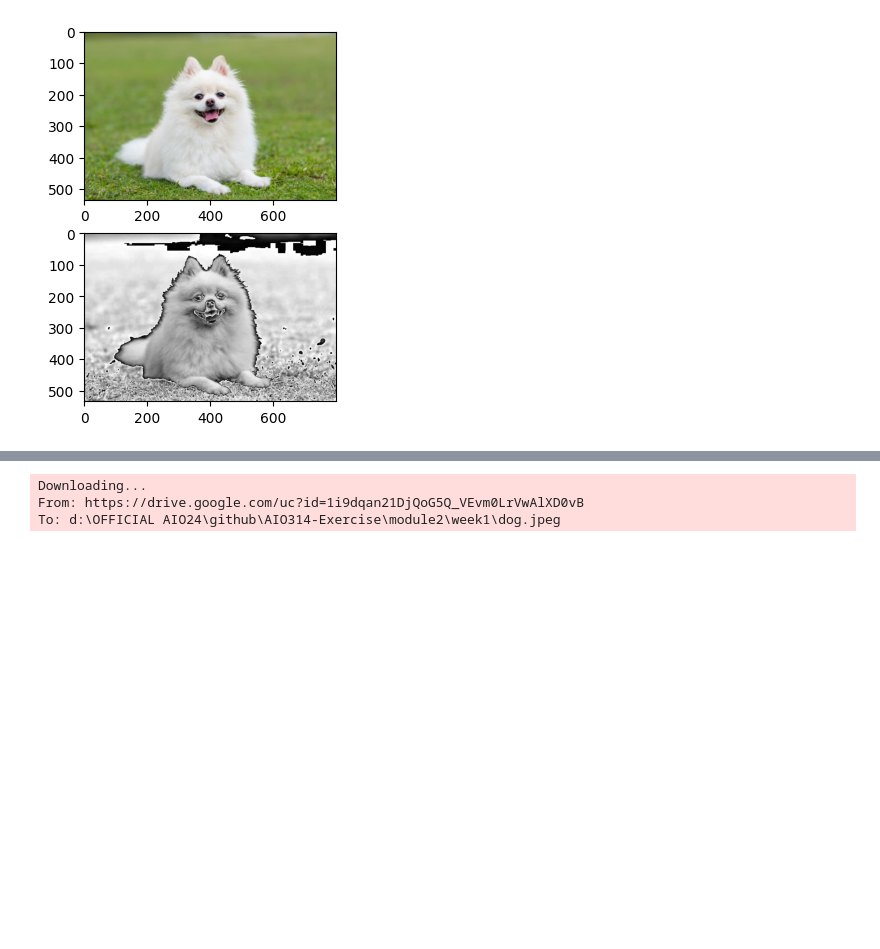
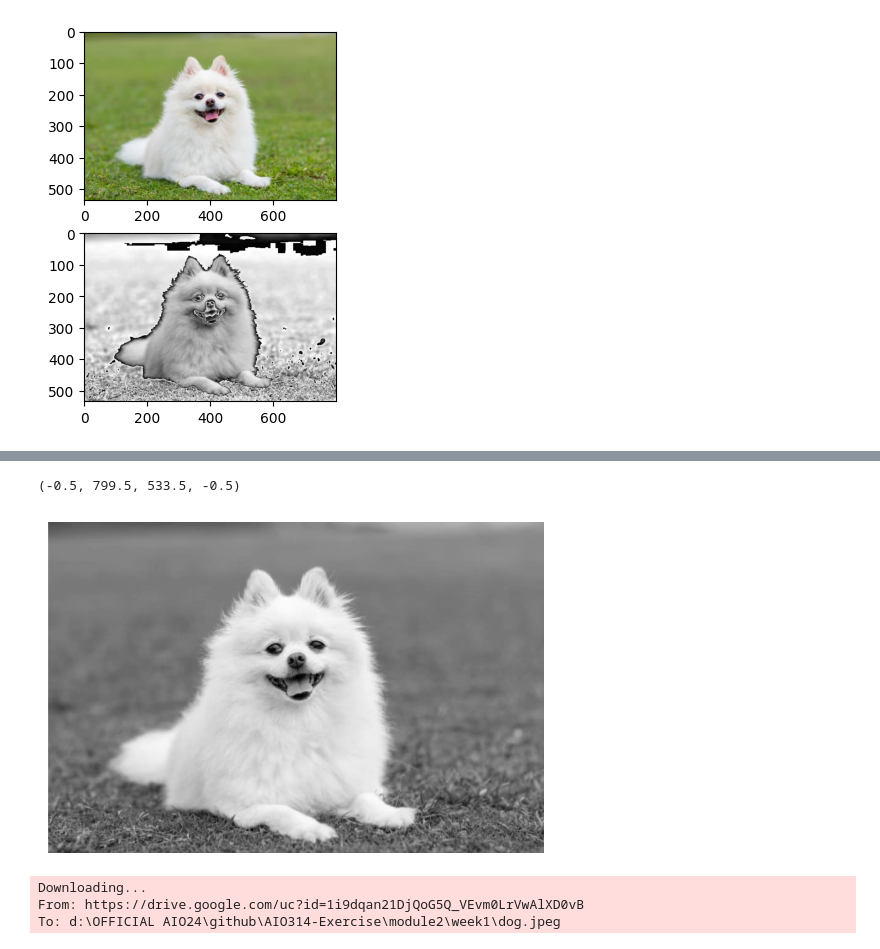
Before and after one commit to stephanelx88/AIO314-Exercise, a Jupyter notebook: module2/week1/week1_numpy.ipynb, the cells around one changed output, grey strips where cells are left out. Drawn from its saved outputs; the diff is of its cells as text; code cells hidden in the pictures; blank space fills up the shorter version.

```diff
--- a/module2/week1/week1_numpy.ipynb
+++ b/module2/week1/week1_numpy.ipynb
@@ -520,3 +559,12 @@ print(grey_img[0, 0])
+# %%
+# Grayscale image using mean
+
+mean_img = np.apply_along_axis(np.mean, axis=2, arr=original_img)
+plt.imshow(mean_img, cmap='gray')
+plt.axis('off')
+# %% [output]
+(-0.5, 799.5, 533.5, -0.5)
+[figure, added]
 # %%
 # Download image
 !gdown 1i9dqan21DjQoG5Q_VEvm0LrVwAlXD0vB
```
Also changed, not shown: parts of 3 cells of this notebook.
